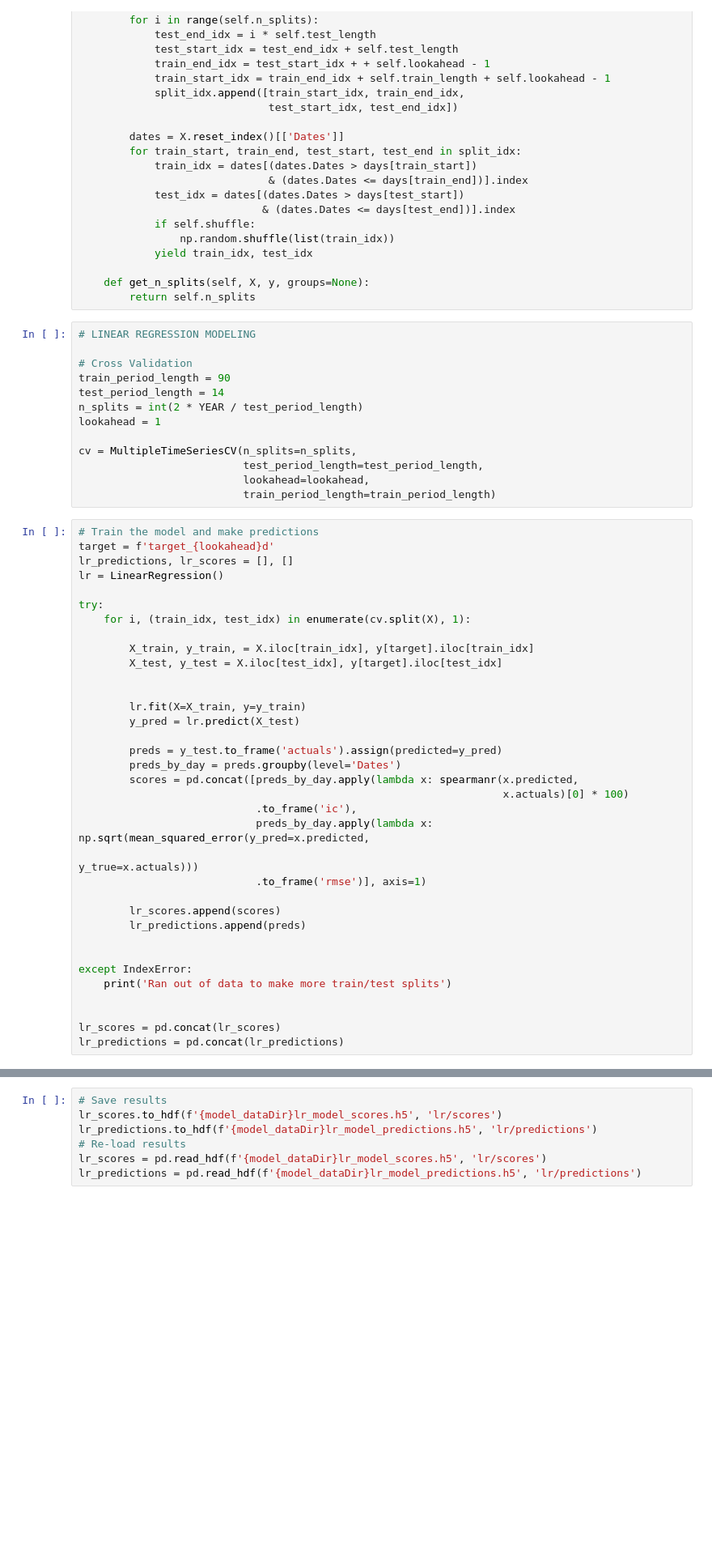
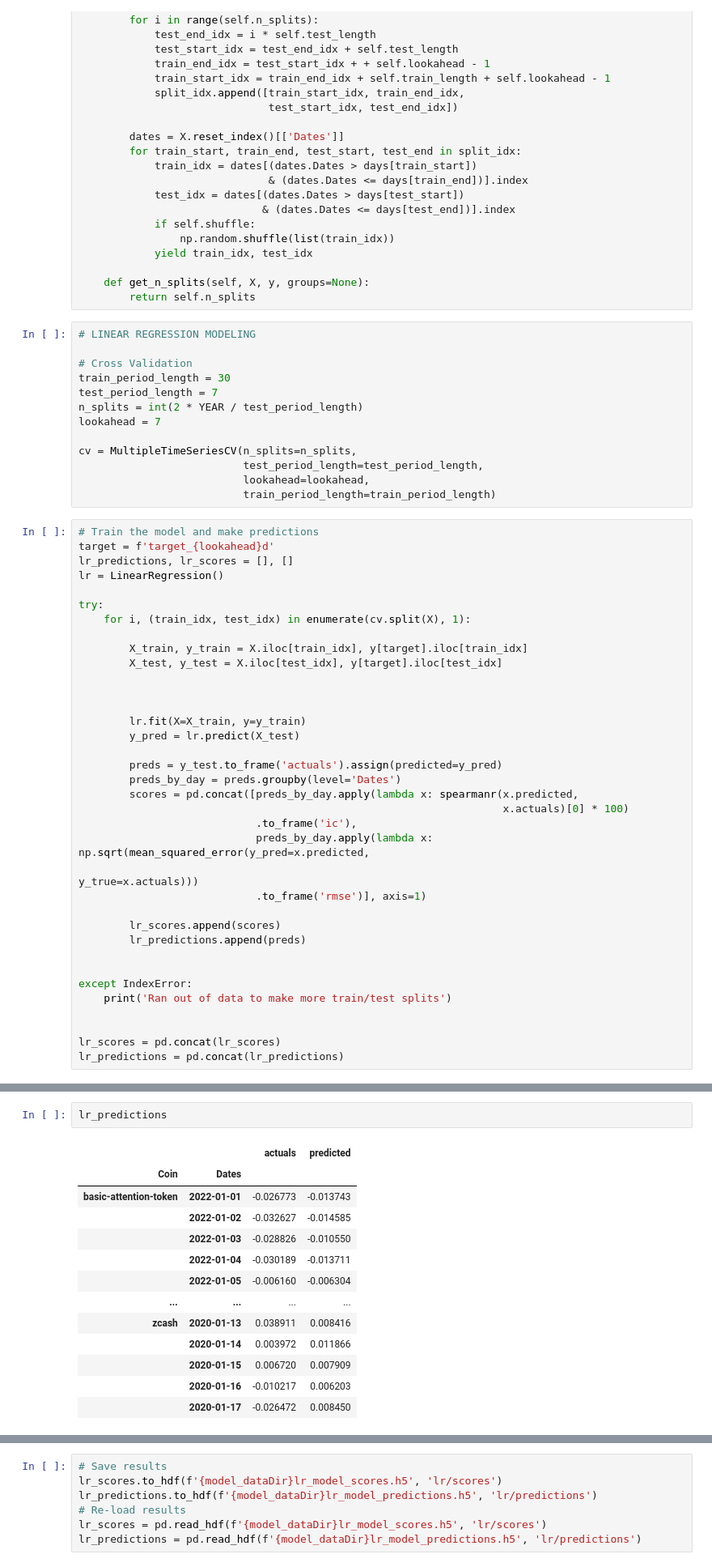
Before and after one commit to carlos-carlos/ML-Class-capstone-project, a Jupyter notebook: Step6_Predictions.ipynb, the cells around one changed output, grey strips where cells are left out. Shown at 81% size. Cells and saved outputs as stored; diff of their text form; blank space fills up the shorter version.

```diff
--- a/Step6_Predictions.ipynb
+++ b/Step6_Predictions.ipynb
@@ -198,10 +217,10 @@ class MultipleTimeSeriesCV:
 # LINEAR REGRESSION MODELING
 
 # Cross Validation
-train_period_length = 90
-test_period_length = 14
+train_period_length = 30
+test_period_length = 7
 n_splits = int(2 * YEAR / test_period_length)
-lookahead = 1
+lookahead = 7
 
 cv = MultipleTimeSeriesCV(n_splits=n_splits,
                           test_period_length=test_period_length,
@@ -216,8 +235,9 @@ lr = LinearRegression()
 try:
     for i, (train_idx, test_idx) in enumerate(cv.split(X), 1):
 
-        X_train, y_train, = X.iloc[train_idx], y[target].iloc[train_idx]
+        X_train, y_train = X.iloc[train_idx], y[target].iloc[train_idx]
         X_test, y_test = X.iloc[test_idx], y[target].iloc[test_idx]
+
 
 
         lr.fit(X=X_train, y=y_train)
@@ -246,0 +265,16 @@ Ran out of data to make more train/test splits
+# %%
+lr_predictions
+# %% [output]
+|  |  | actuals | predicted |
+| Coin | Dates |  |  |
+| basic-attention-token | 2022-01-01 | -0.026773 | -0.013743 |
+|  | 2022-01-02 | -0.032627 | -0.014585 |
+|  | 2022-01-03 | -0.028826 | -0.010550 |
+|  | 2022-01-04 | -0.030189 | -0.013711 |
+|  | 2022-01-05 | -0.006160 | -0.006304 |
+| ... | ... | ... | ... |
+| zcash | 2020-01-13 | 0.038911 | 0.008416 |
+|  | 2020-01-14 | 0.003972 | 0.011866 |
+|  | 2020-01-15 | 0.006720 | 0.007909 |
+|  | 2020-01-16 | -0.010217 | 0.006203 |
+|  | 2020-01-17 | -0.026472 | 0.008450 |
```
Also changed, not shown: parts of 40 cells of this notebook.
